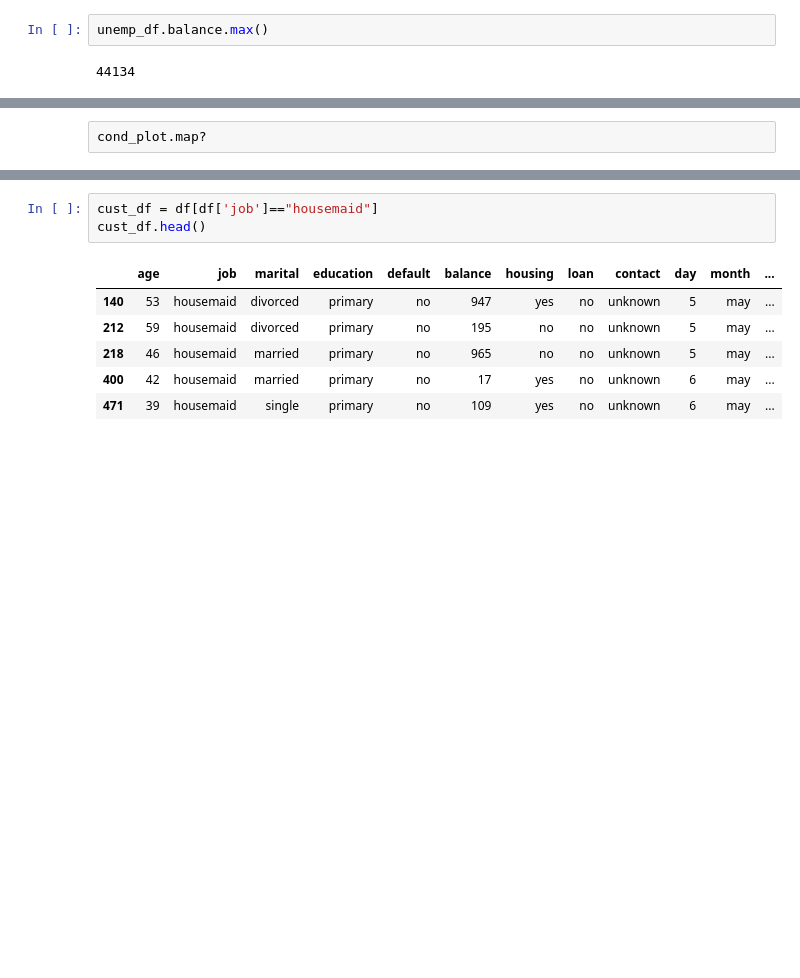
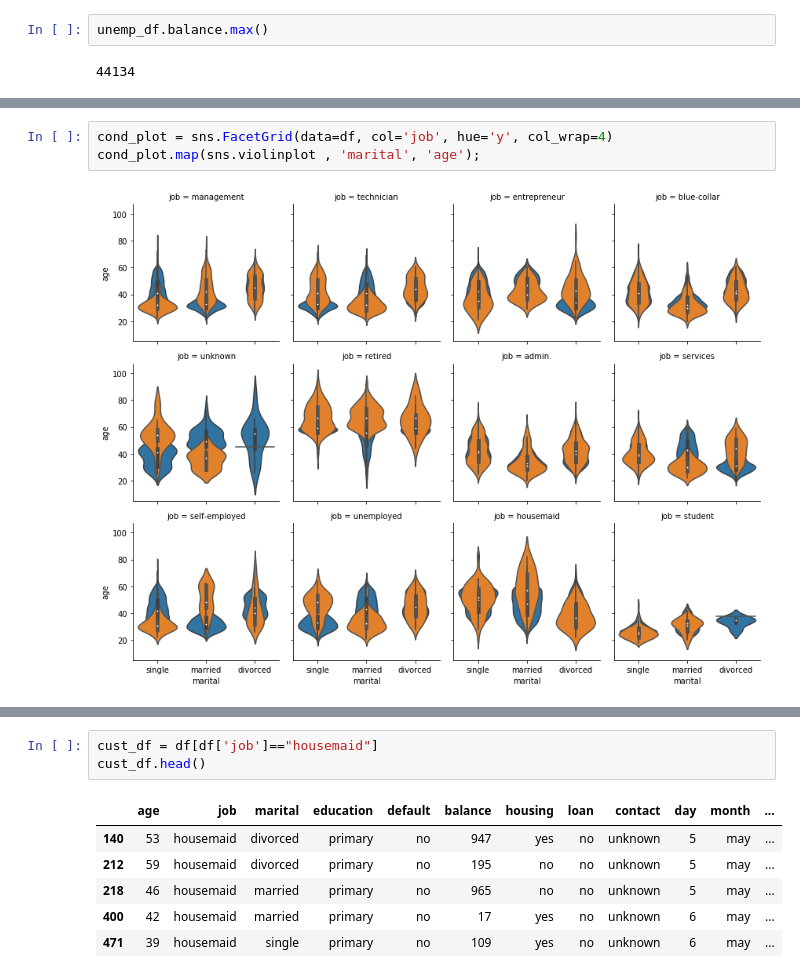
Before and after one commit to tylerscott/viz-bank, a Jupyter notebook: data/V-data-analysis-1.ipynb, the cells around one changed output, grey strips where cells are left out. Drawn from its saved outputs; the diff is of its cells as text; blank space fills up the shorter version.

Commit message:
Random_Forest added
Few changes to Data Analysis and Random Forest

```diff
--- a/data/V-data-analysis-1.ipynb
+++ b/data/V-data-analysis-1.ipynb
@@ -102,3 +100,6 @@ Wall time: 0 ns
 [figure]
-# %% [raw]
-cond_plot.map?
+# %%
+cond_plot = sns.FacetGrid(data=df, col='job', hue='y', col_wrap=4)
+cond_plot.map(sns.violinplot , 'marital', 'age');
+# %% [output]
+[figure, added]
```
Also changed, not shown: parts of 4 cells of this notebook, 1 other file.
